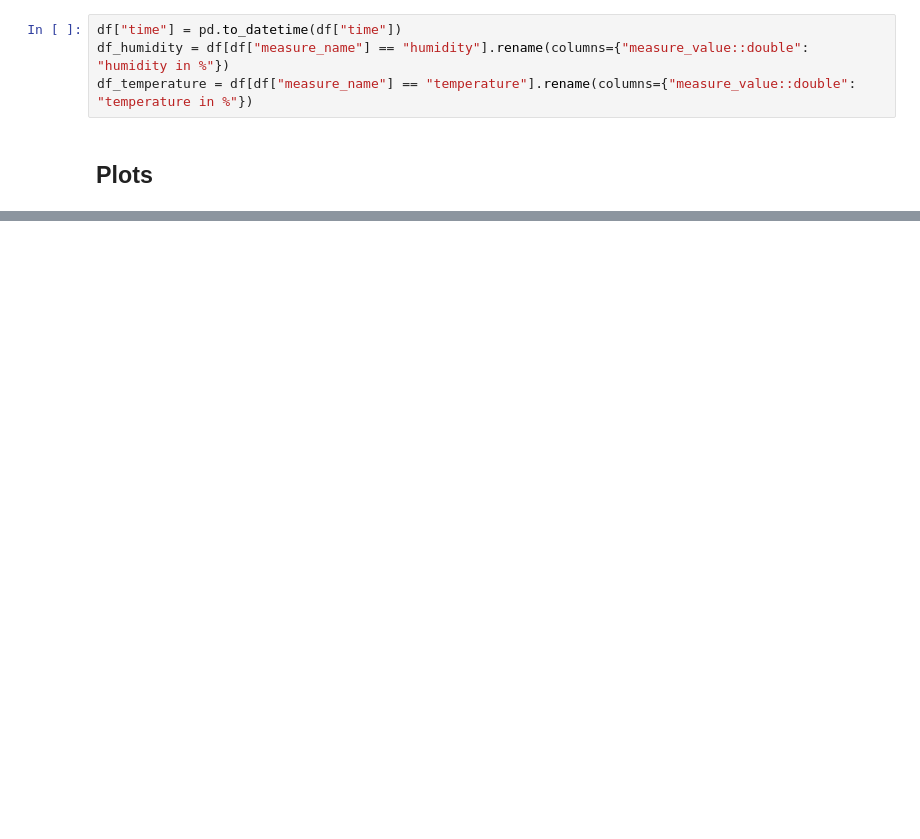
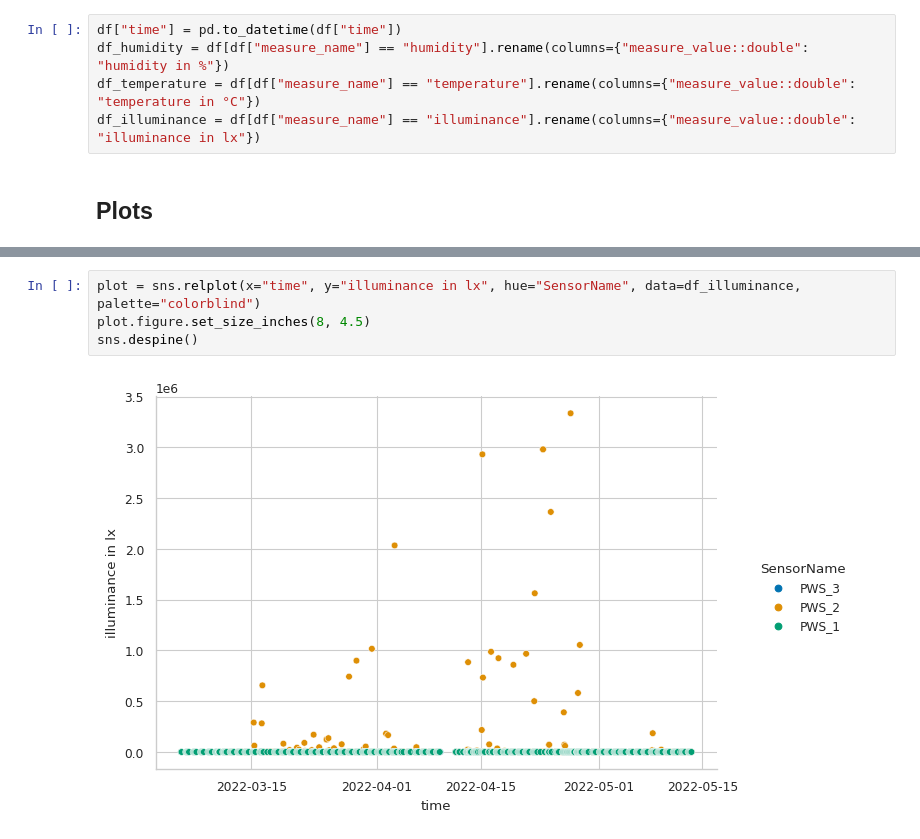
Before and after one commit to when-to-water/data-exploration, a Jupyter notebook: data-exploration.ipynb, the cells around one changed output, grey strips where cells are left out. Cells and saved outputs as stored; diff of their text form; blank space fills up the shorter version.

Commit message:
refactor: :recycle: update variable names

```diff
--- a/data-exploration.ipynb
+++ b/data-exploration.ipynb
@@ -24,7 +24,8 @@ df = wr.timestream.query('SELECT * FROM "when-to-water"."sensor-data"')
 # %%
 df["time"] = pd.to_datetime(df["time"])
 df_humidity = df[df["measure_name"] == "humidity"].rename(columns={"measure_value::double": "humidity in %"})
-df_temperature = df[df["measure_name"] == "temperature"].rename(columns={"measure_value::double": "temperature in %"})
+df_temperature = df[df["measure_name"] == "temperature"].rename(columns={"measure_value::double": "temperature in °C"})
+df_illuminance = df[df["measure_name"] == "illuminance"].rename(columns={"measure_value::double": "illuminance in lx"})
 # %% [markdown]
 ## Plots
 # %%
@@ -39,3 +40,9 @@ plot.figure.set_size_inches(8, 4.5)
 sns.despine()
 # %% [output]
 [figure]
+# %%
+plot = sns.relplot(x="time", y="illuminance in lx", hue="SensorName", data=df_illuminance, palette="colorblind")
+plot.figure.set_size_inches(8, 4.5)
+sns.despine()
+# %% [output]
+[figure, added]
```
Also changed, not shown: parts of 1 cell of this notebook.
